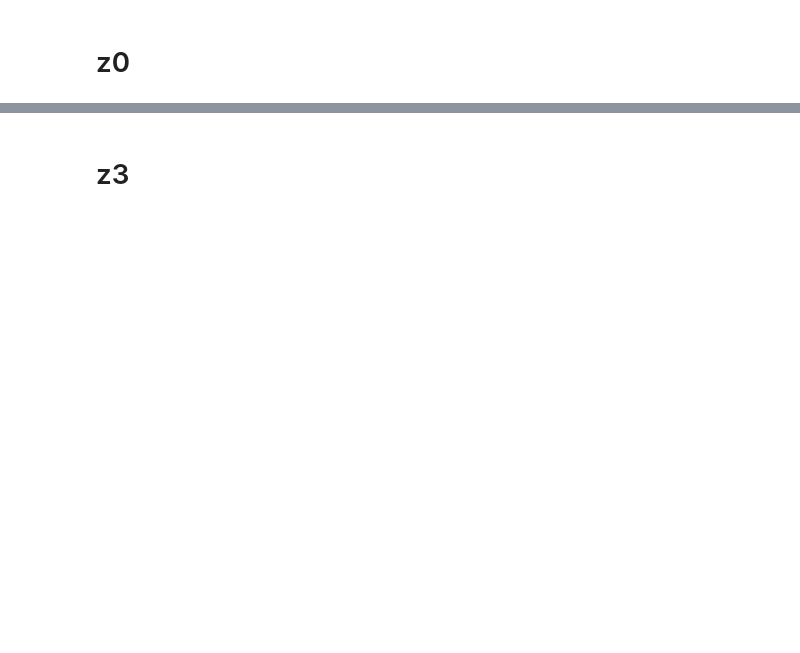
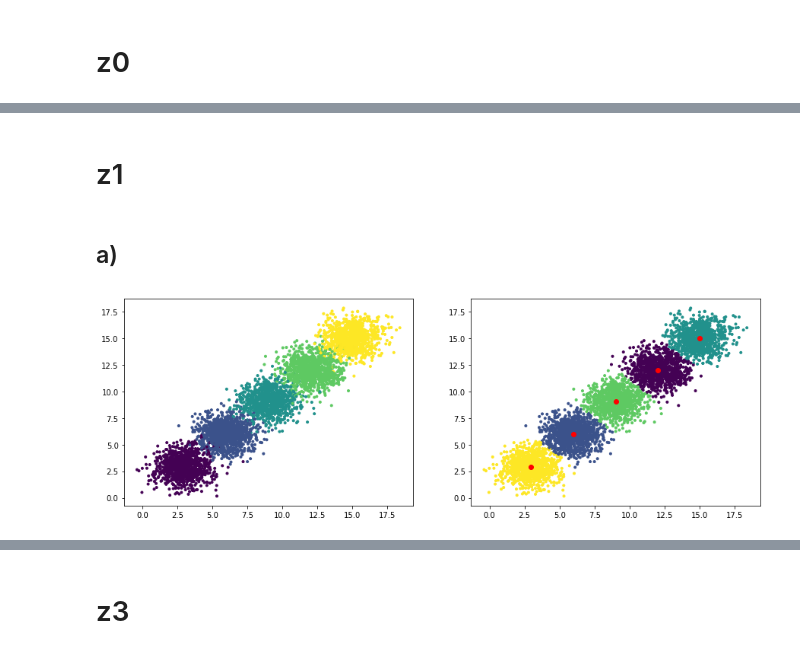
Before and after one commit to iCarrrot/DM, a Jupyter notebook: 3/lista 3.ipynb, the cells around one changed output, grey strips where cells are left out. Cells and saved outputs as stored; diff of their text form; code cells hidden in the pictures; blank space fills up the shorter version.

```diff
--- a/3/lista 3.ipynb
+++ b/3/lista 3.ipynb
@@ -4,7 +4,10 @@
 %matplotlib inline
 import numpy as np
 import matplotlib.pyplot as plt
+from mpl_toolkits.mplot3d import Axes3D
 from sklearn import datasets
+import scipy.misc
+
 def KMeans(K,X):
     d,N = X.shape
     change = True
@@ -16,8 +19,8 @@ def KMeans(K,X):
         M2 = np.take(np.eye(K), m, axis=0).astype(int)
         change = not np.array_equal(M,M2)
         M = M2
-        centers = np.dot(X,M)/np.maximum(np.sum(M.T,axis=1),1)
-    return centers, m
+        R = np.dot(X,M)/np.maximum(np.sum(M.T,axis=1),1)
+    return R, m
 # %%
 x = np.zeros((2,250))
 x[:,:50] = np.random.randn(2,50)
@@ -54,0 +63,34 @@ type(iris.feature_names)
+# %% [markdown]
+# z1
+# %%
+def generateData(N,d,K,p,mi,Sigma):
+    A = np.linalg.cholesky(Sigma.T).T
+    distributions = np.random.choice(np.arange(0,K), N, p=p)
+    X = np.random.randn(d,N)
+    for i in range(N):
+        X[:,i] = mi[:,distributions[i]] + np.dot(A[:,:,distributions[i]], X[:,i])
+    return X, distributions
+
+def plotData_KMeans(N,d,K,p,mi,Sigma):
+    X, groups = generateData(N,d,K,p,mi,Sigma)
+    plt.figure(figsize=(15,5))
+    plt.subplot(121)
+    plt.scatter(X[0,:], X[1,:], marker='.', c=groups)
+    plt.subplot(122)
+    R, m = KMeans(K, X)
+    plt.scatter(X[0,:], X[1,:], marker='.', c=m)
+    plt.scatter(R[0,:], R[1,:], c='red')
+
+N = 5000
+# %% [markdown]
+## a)
+# %%
+d = 2
+K = 5
+p = 1/K * np.ones(K)
+mi = 3 * np.ones((d,1)) * np.arange(1,K+1)
+Sigma = np.array([np.eye(d) for i in range(K)]).T
+
+plotData_KMeans(N,d,K,p,mi,Sigma)
+# %% [output]
+[figure, added]
```
Also changed, not shown: parts of 17 cells of this notebook.
